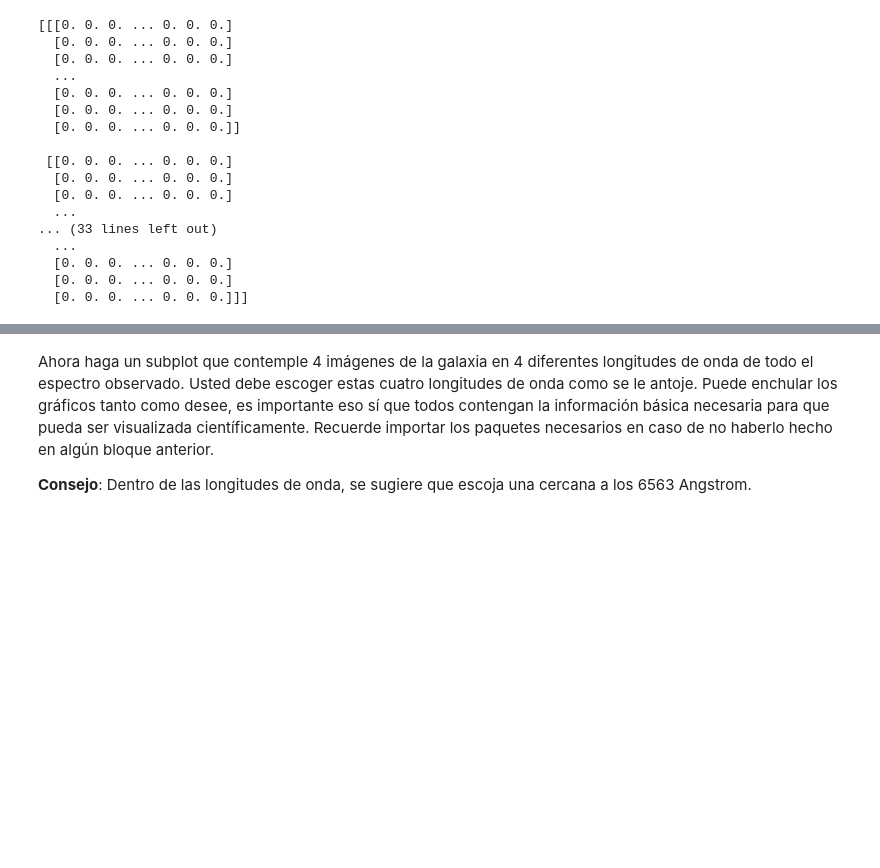
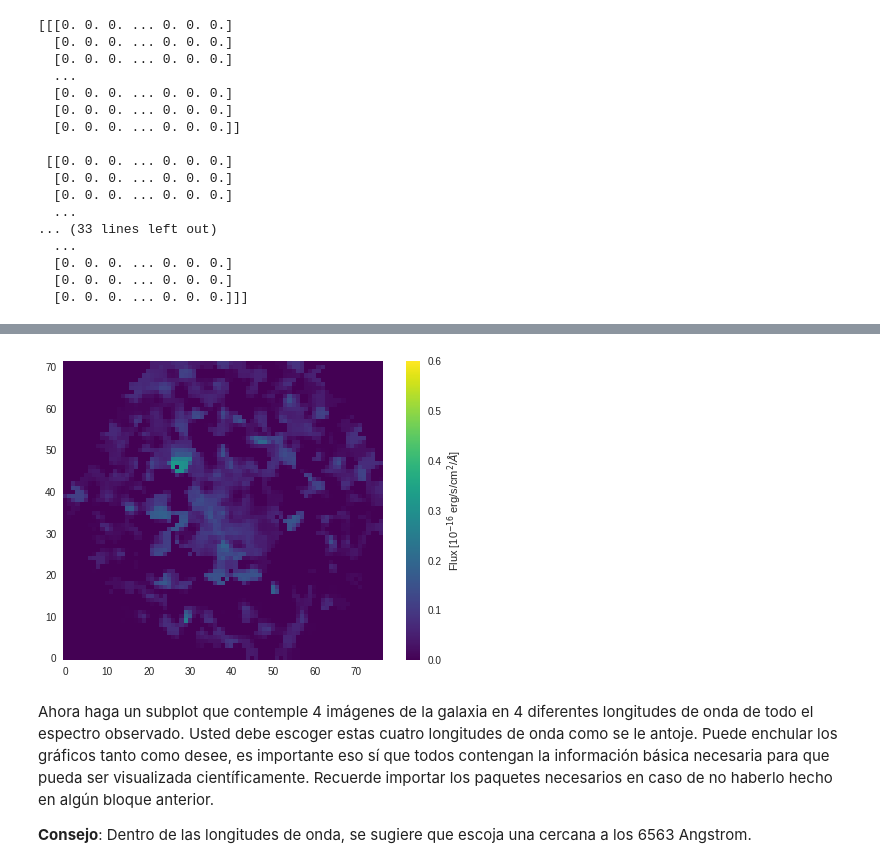
Before and after one commit to JoseJD7/minitarea4, a Jupyter notebook: minitarea4.ipynb, the cells around one changed output, grey strips where cells are left out. Saved outputs shown, nothing was run; the diff lists cells and outputs as text; code cells hidden in the pictures; blank space fills up the shorter version.

```diff
--- a/minitarea4.ipynb
+++ b/minitarea4.ipynb
@@ -111,3 +112,12 @@ plt.colorbar()
+# %%
+#Test2
+units = header['HIERARCH PIPE UNITS']
+plt.imshow(data[0],cmap='viridis',vmax=0.6,vmin=0,origin='lower')
+cb = plt.colorbar()
+cb.set_label('Flux [10$^{-16}$ erg/s/cm$^2$/$\AA$]')
+plt.grid(b=None)
+# %% [output]
+[figure, added]
 # %% [markdown]
 Ahora haga un subplot que contemple 4 imágenes de la galaxia en 4 diferentes longitudes de onda de todo el espectro observado. Usted debe escoger estas cuatro longitudes de onda como se le antoje. Puede enchular los gráficos tanto como desee, es importante eso sí que todos contengan la información básica necesaria para que pueda ser visualizada científicamente. Recuerde importar los paquetes necesarios en caso de no haberlo hecho en algún bloque anterior.
 
```
Also changed, not shown: parts of 2 cells of this notebook.
